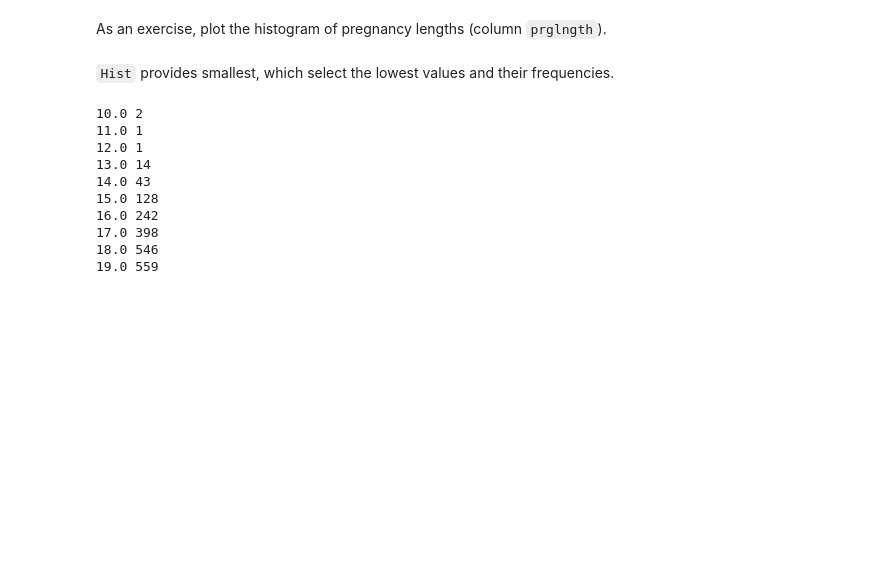
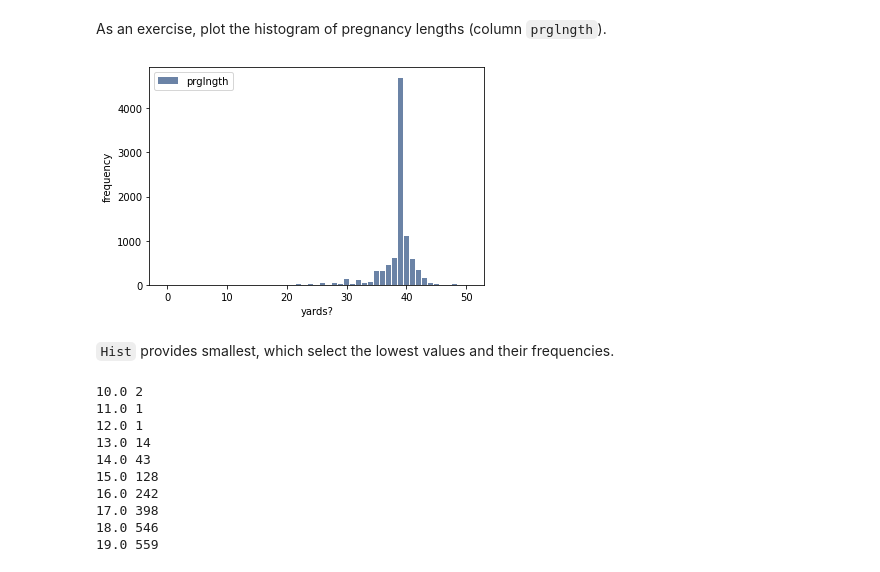
Before and after one commit to 2legit/ThinkStats2, a Jupyter notebook: code/chap02ex.ipynb, the cells around one changed output. Cells and saved outputs as stored; diff of their text form; code cells hidden in the pictures; blank space fills up the shorter version.

```diff
--- a/code/chap02ex.ipynb
+++ b/code/chap02ex.ipynb
@@ -133,3 +142,10 @@ As an exercise, plot the histogram of pregnancy lengths (column `prglngth`).
+# %%
+# Solution goes here
+lengths = np.floor(live.prglngth)
+thinkplot.Hist(thinkstats2.Hist(lengths, label='prglngth'))
+thinkplot.Config(xlabel='yards?', ylabel='frequency')
+# %% [output]
+[figure, added]
 # %% [markdown]
 `Hist` provides smallest, which select the lowest values and their frequencies.
 # %%
```
Also changed, not shown: parts of 12 cells of this notebook, 2 other files.
